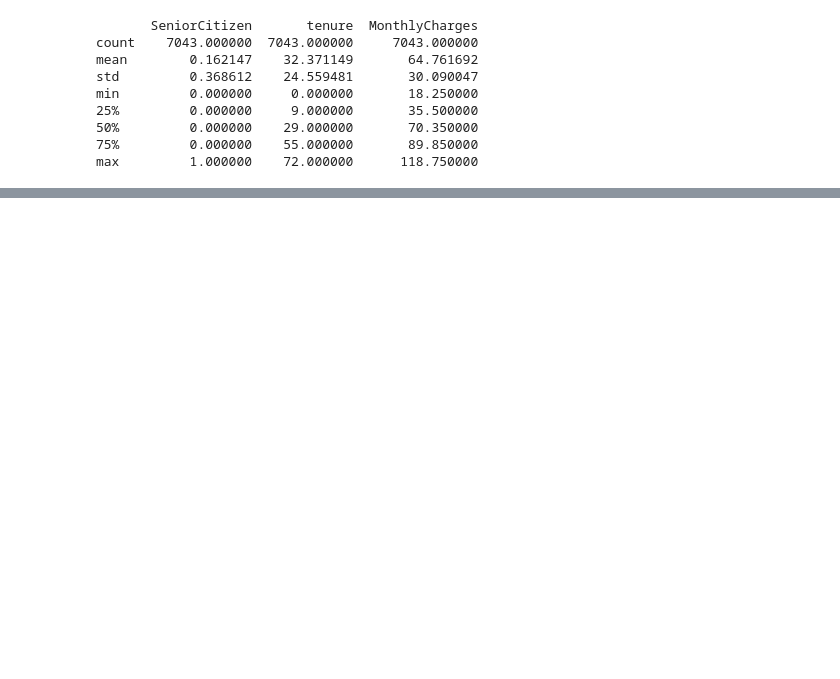
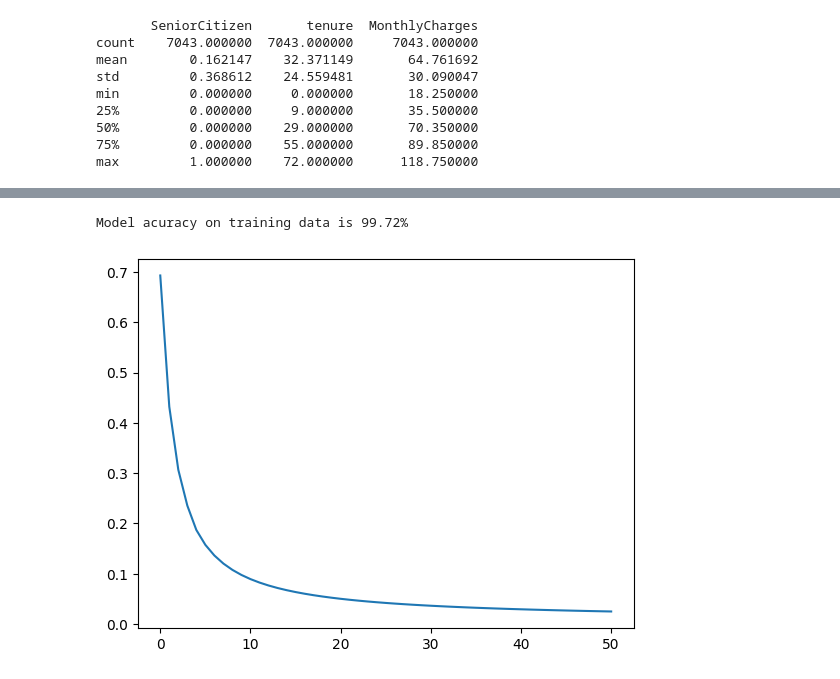
Before and after one commit to mt3312/ML_Practice, a Jupyter notebook: Customer_Churn/LogisticRegression.ipynb, the cells around one changed output, grey strips where cells are left out. Saved outputs shown, nothing was run; the diff lists cells and outputs as text; code cells hidden in the pictures; blank space fills up the shorter version.

```diff
--- a/Customer_Churn/LogisticRegression.ipynb
+++ b/Customer_Churn/LogisticRegression.ipynb
@@ -84,0 +175,5 @@ pd.get_dummies(new_data,drop_first=True)
+# %%
+runmodel(num_features=X_test_OHE.shape[1],X=X_test_OHE,y=y_test_OHE)
+# %% [output]
+Model acuracy on training data is 99.72%
+[figure, added]
```
Also changed, not shown: parts of 13 cells of this notebook.
